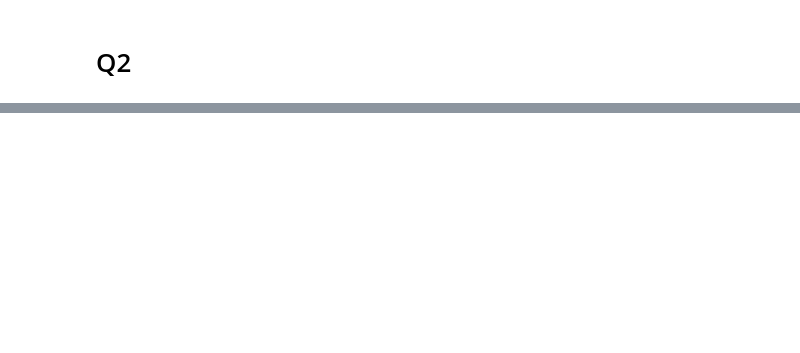
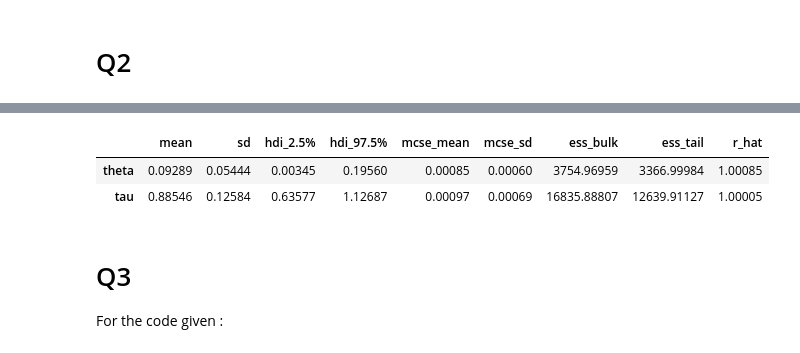
Before and after one commit to Emmnmm/testing, a Jupyter notebook: HW5.ipynb, the cells around one changed output, grey strips where cells are left out. Drawn from its saved outputs; the diff is of its cells as text; code cells hidden in the pictures; blank space fills up the shorter version.

```diff
--- a/HW5.ipynb
+++ b/HW5.ipynb
@@ -426,0 +540,37 @@ Introductory
+# %%
+import pymc as pm
+import numpy as np
+import matplotlib.pyplot as plt
+import arviz as az
+from scipy import stats
+
+
+n = 100
+true_theta, true_tau = 0, 1  # True parameters for theta and tau
+data_generating_mechanism = stats.norm(loc=true_theta, scale=true_tau**(-0.5))
+x = data_generating_mechanism.rvs(size=n)
+
+#  Define
+betanorm_model = pm.Model()
+with betanorm_model:
+    # Beta distribution (defined on [0,1])
+    theta = pm.Beta("theta", alpha=2, beta=5)  # You can adjust the shape parameters as needed
+
+    # Log-normal distribution (for positive values)
+    tau = pm.Lognormal("tau", mu=0, sigma=1)  # Adjust mu and sigma as needed
+
+    # Likelihood for the data: Normal distribution with mean = theta and precision = tau
+    x_obs = pm.Normal("x_obs", mu=theta, sigma=1/pm.math.sqrt(tau), observed=x)
+
+# Step 3: Sample from the posterior
+m = 10000  # Number of posterior samples
+with betanorm_model:
+    # Run MCMC sampling to draw m posterior samples
+    idata = pm.sample(draws=m, chains=2, tune=100, target_accept=0.95)
+
+
+
+
+az.plot_forest(idata, var_names=["theta", "tau"], combined=False, hdi_prob=0.95, r_hat=True);
+
+az.plot_trace(idata, var_names=["theta", "tau"]);
@@ -426,0 +584,10 @@ Introductory
+# %%
+
+az.summary(idata, round_to=5, hdi_prob=0.95, var_names=["theta", "tau"])
+# %% [output]
+|  | mean | sd | hdi_2.5% | hdi_97.5% | mcse_mean | mcse_sd | ess_bulk | ess_tail | r_hat |
+| theta | 0.09289 | 0.05444 | 0.00345 | 0.19560 | 0.00085 | 0.00060 | 3754.96959 | 3366.99984 | 1.00085 |
+| tau | 0.88546 | 0.12584 | 0.63577 | 1.12687 | 0.00097 | 0.00069 | 16835.88807 | 12639.91127 | 1.00005 |
+# %% [markdown]
+# Q3
+For the code given :
```
Also changed, not shown: parts of 13 cells of this notebook.
